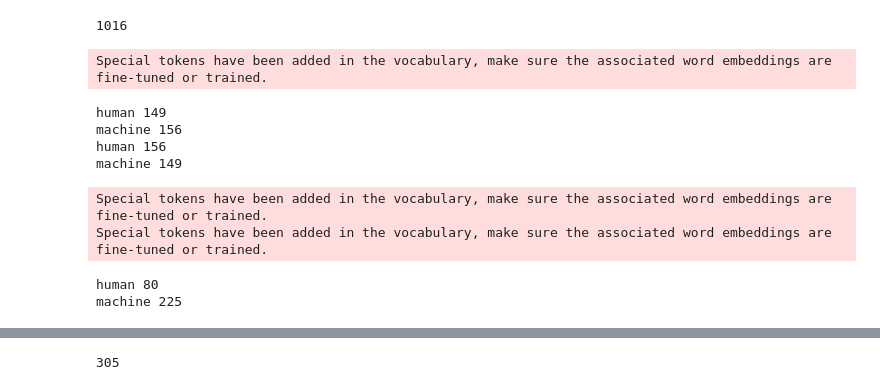
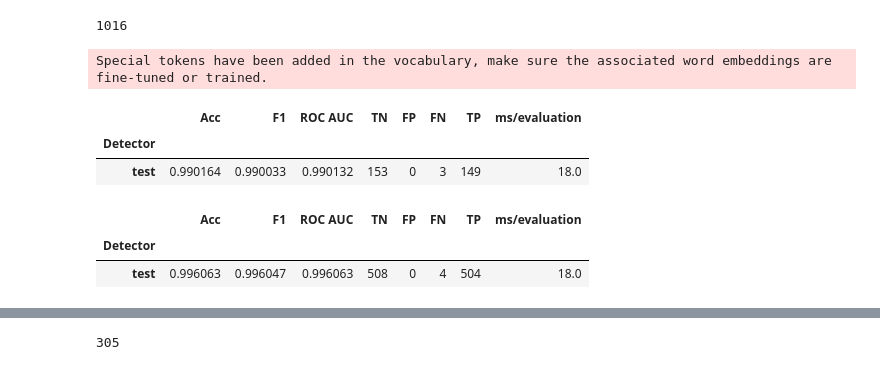
Before and after one commit to loris3/evaluation_explanation_quality, a Jupyter notebook: benchmark.ipynb, the cells around one changed output, grey strips where cells are left out. Cells and saved outputs as stored; diff of their text form; code cells hidden in the pictures.

```diff
--- a/benchmark.ipynb
+++ b/benchmark.ipynb
@@ -1,2 +1,4 @@
+# %%
+CACHE_DIR = "./benchmark_cache"
 # %%
 import pandas as pd
@@ -23,34 +28,5 @@ len(train)+len(test)
 # %% [output]
 1016
 # %%
-documents = test["answer"]
-gold_labels = test["author"] == "human_answers"
+documents = pd.concat([test["answer"], train["answer"]])
+gold_labels = pd.concat([(test["author"] == "human_answers") ,  train["author"] == "human_answers"])
-# %%
-results = []
-columns = ["Detector", "Acc", "F1", "ROC AUC", "TN", "FP", "FN", "TP", "ms/evaluation"]
-# seed is set in the detector classes
-for detector_class in detector_classes:
-    detector = detector_class()
-    start = time.time_ns()
-    predictions = detector.predict_label(documents)
-    print("human", sum([1 for p in predictions if p==1]))
-    print("machine", sum([1 for p in predictions if p==0]))
-    end = time.time_ns()
-    results.append((detector.__class__.__name__,
-                   accuracy_score(gold_labels, predictions),
-                   f1_score(gold_labels, predictions),
-                   roc_auc_score(gold_labels, predictions),
-                   *confusion_matrix(gold_labels, predictions).ravel(), # TN, FP, FN, TP
-                   ((end - start) / len(documents))// 1000000
-                   ))
-df = pd.DataFrame(results, columns=columns).set_index("Detector")
-# %% [output]
-Special tokens have been added in the vocabulary, make sure the associated word embeddings are fine-tuned or trained.
-human 149
-machine 156
-human 156
-machine 149
-Special tokens have been added in the vocabulary, make sure the associated word embeddings are fine-tuned or trained.
-Special tokens have been added in the vocabulary, make sure the associated word embeddings are fine-tuned or trained.
-human 80
-machine 225
@@ -56,0 +37,6 @@ machine 225
+# %%
+detector = DetectorGuo()
+# %% [output]
+Special tokens have been added in the vocabulary, make sure the associated word embeddings are fine-tuned or trained.
+# %%
+label = "test"
@@ -56,0 +52,32 @@ machine 225
+# %%
+results_test = []
+results_full = []
+for label in os.listdir(CACHE_DIR):
+    with open(os.path.join(CACHE_DIR, label) , 'rb') as f:
+        predictions, time = pickle.load(f)
+        results_test.append((label,
+                    accuracy_score(gold_labels[0:len(test)], predictions[0:len(test)]),
+                    f1_score(gold_labels[0:len(test)], predictions[0:len(test)]),
+                    roc_auc_score(gold_labels[0:len(test)], predictions[0:len(test)]),
+                    *confusion_matrix(gold_labels[0:len(test)], predictions[0:len(test)]).ravel(), # TN, FP, FN, TP
+                    time
+                    ))
+        results_full.append((label,
+                    accuracy_score(gold_labels, predictions),
+                    f1_score(gold_labels, predictions),
+                    roc_auc_score(gold_labels, predictions),
+                    *confusion_matrix(gold_labels, predictions).ravel(), # TN, FP, FN, TP
+                    time
+                    ))
+df_test = pd.DataFrame(results_test, columns=columns).set_index("Detector")
+df_full = pd.DataFrame(results_full, columns=columns).set_index("Detector")
+
+display(df_test)
+display(df_full)
+# %% [output]
+|  | Acc | F1 | ROC AUC | TN | FP | FN | TP | ms/evaluation |
+| Detector |  |  |  |  |  |  |  |  |
+| test | 0.990164 | 0.990033 | 0.990132 | 153 | 0 | 3 | 149 | 18.0 |
+|  | Acc | F1 | ROC AUC | TN | FP | FN | TP | ms/evaluation |
+| Detector |  |  |  |  |  |  |  |  |
+| test | 0.996063 | 0.996047 | 0.996063 | 508 | 0 | 4 | 504 | 18.0 |
```
Also changed, not shown: parts of 10 cells of this notebook, 19 other files.
